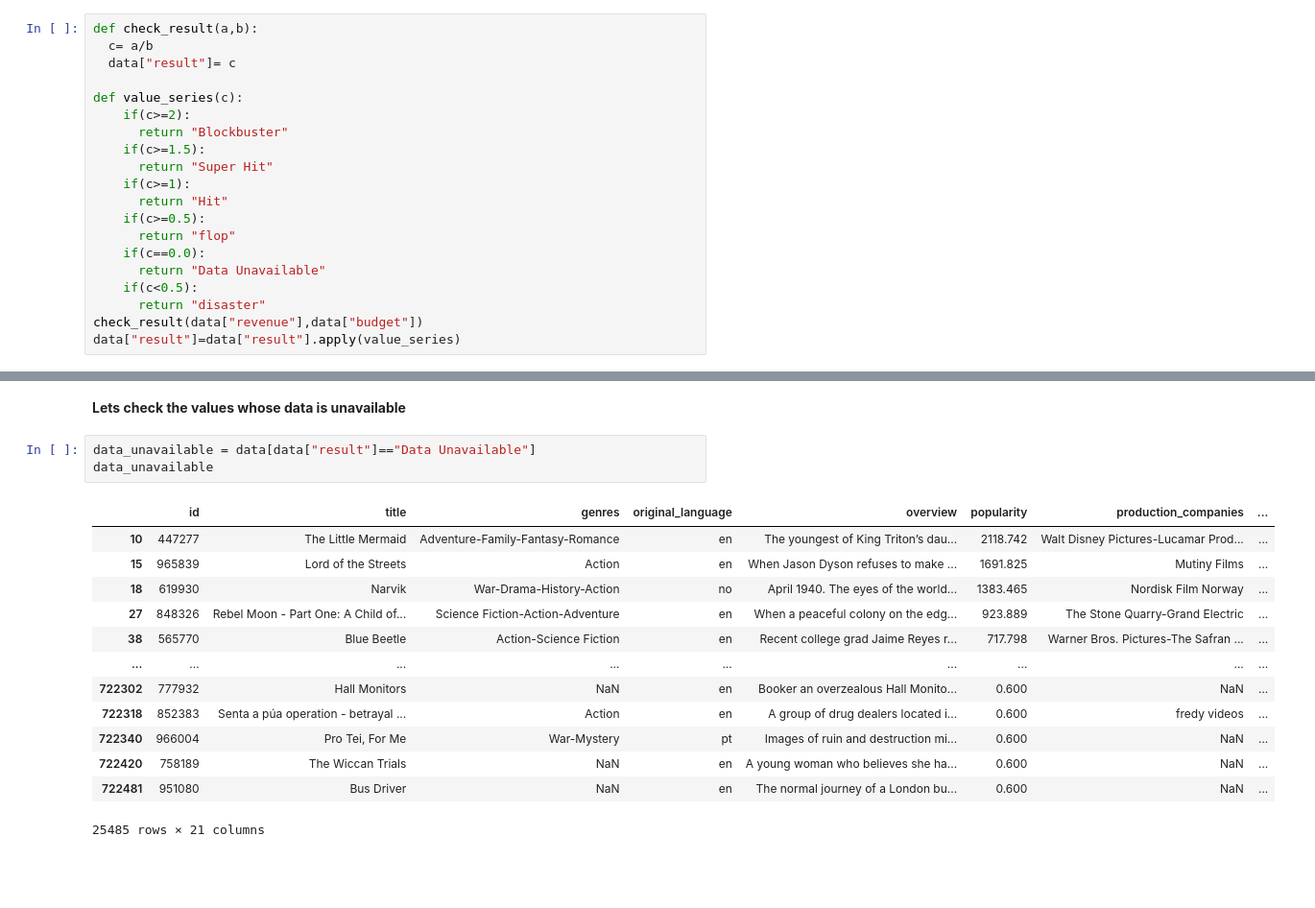
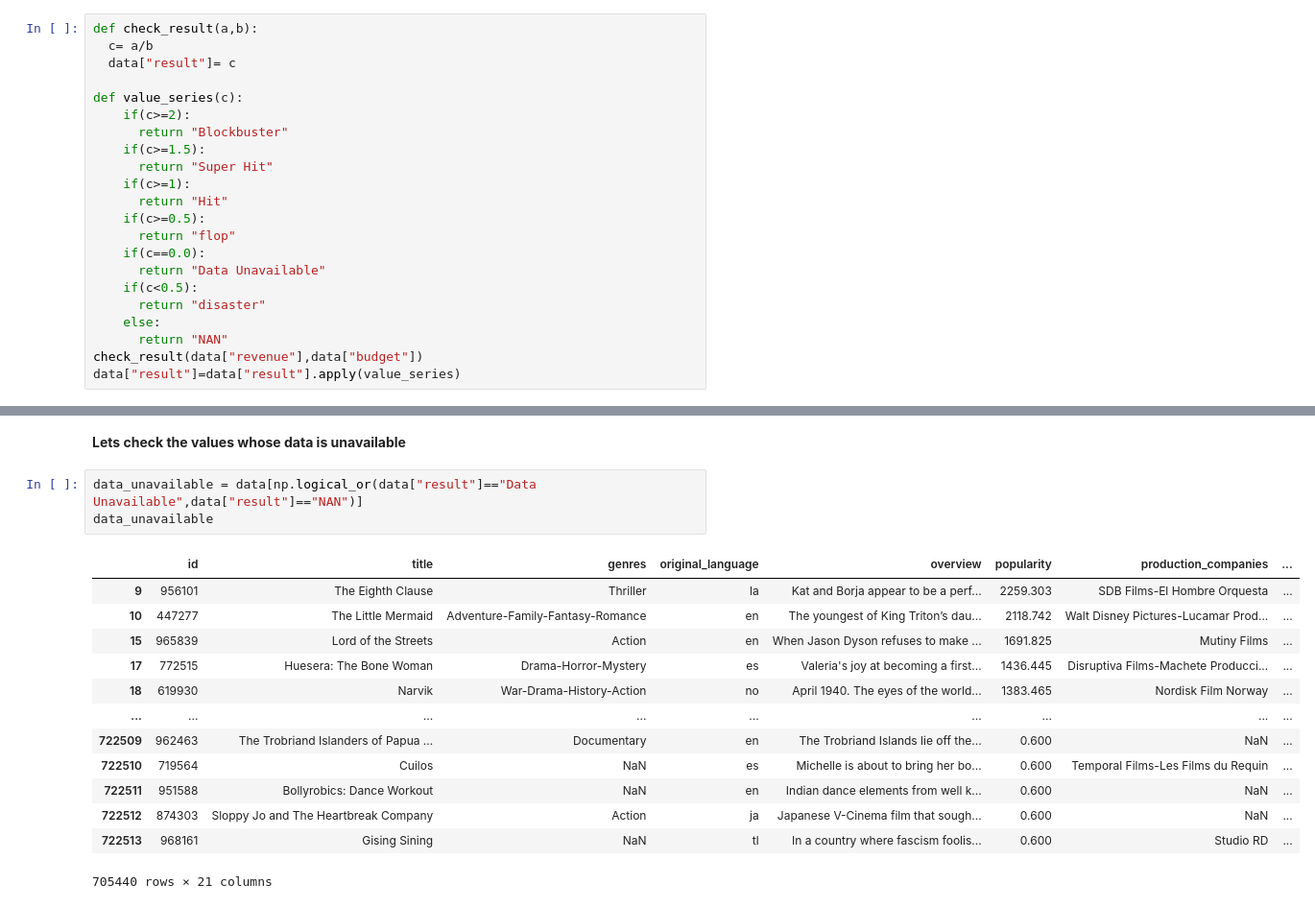
Before and after one commit to vishan01/CINEFINDER, a Jupyter notebook: notebooks/CINEFINDER .ipynb, the cells around one changed output, grey strips where cells are left out. Shown at 96% size. Drawn from its saved outputs; the diff is of its cells as text; blank space fills up the shorter version.

```diff
--- a/notebooks/CINEFINDER.ipynb
+++ b/notebooks/CINEFINDER .ipynb
@@ -48,6 +49,8 @@ def value_series(c):
       return "Data Unavailable"
     if(c<0.5):
       return "disaster"
+    else:
+      return "NAN"
 check_result(data["revenue"],data["budget"])
 data["result"]=data["result"].apply(value_series)
 # %% [markdown]
@@ -64,19 +67,19 @@ sns.countplot(data=data,y="result",palette="husl",hue="result",legend=True,order
 # %% [markdown]
 **Lets check the values whose data is unavailable**
 # %%
-data_unavailable = data[data["result"]=="Data Unavailable"]
+data_unavailable = data[np.logical_or(data["result"]=="Data Unavailable",data["result"]=="NAN")]
 data_unavailable
 # %% [output]
 |  | id | title | genres | original_language | overview | popularity | production_companies | ... |
+| 9 | 956101 | The Eighth Clause | Thriller | la | Kat and Borja appear to be a perf... | 2259.303 | SDB Films-El Hombre Orquesta | ... |
 | 10 | 447277 | The Little Mermaid | Adventure-Family-Fantasy-Romance | en | The youngest of King Triton’s dau... | 2118.742 | Walt Disney Pictures-Lucamar Prod... | ... |
 | 15 | 965839 | Lord of the Streets | Action | en | When Jason Dyson refuses to make ... | 1691.825 | Mutiny Films | ... |
+| 17 | 772515 | Huesera: The Bone Woman | Drama-Horror-Mystery | es | Valeria's joy at becoming a first... | 1436.445 | Disruptiva Films-Machete Producci... | ... |
 | 18 | 619930 | Narvik | War-Drama-History-Action | no | April 1940. The eyes of the world... | 1383.465 | Nordisk Film Norway | ... |
-| 27 | 848326 | Rebel Moon - Part One: A Child of... | Science Fiction-Action-Adventure | en | When a peaceful colony on the edg... | 923.889 | The Stone Quarry-Grand Electric | ... |
-| 38 | 565770 | Blue Beetle | Action-Science Fiction | en | Recent college grad Jaime Reyes r... | 717.798 | Warner Bros. Pictures-The Safran ... | ... |
 | ... | ... | ... | ... | ... | ... | ... | ... | ... |
-| 722302 | 777932 | Hall Monitors | NaN | en | Booker an overzealous Hall Monito... | 0.600 | NaN | ... |
-| 722318 | 852383 | Senta a púa operation - betrayal ... | Action | en | A group of drug dealers located i... | 0.600 | fredy videos | ... |
-| 722340 | 966004 | Pro Tei, For Me | War-Mystery | pt | Images of ruin and destruction mi... | 0.600 | NaN | ... |
-| 722420 | 758189 | The Wiccan Trials | NaN | en | A young woman who believes she ha... | 0.600 | NaN | ... |
-| 722481 | 951080 | Bus Driver | NaN | en | The normal journey of a London bu... | 0.600 | NaN | ... |
+| 722509 | 962463 | The Trobriand Islanders of Papua ... | Documentary | en | The Trobriand Islands lie off the... | 0.600 | NaN | ... |
+| 722510 | 719564 | Cuilos | NaN | es | Michelle is about to bring her bo... | 0.600 | Temporal Films-Les Films du Requin | ... |
+| 722511 | 951588 | Bollyrobics: Dance Workout | NaN | en | Indian dance elements from well k... | 0.600 | NaN | ... |
+| 722512 | 874303 | Sloppy Jo and The Heartbreak Company | Action | ja | Japanese V-Cinema film that sough... | 0.600 | NaN | ... |
+| 722513 | 968161 | Gising Sining | NaN | tl | In a country where fascism foolis... | 0.600 | Studio RD | ... |
-25485 rows × 21 columns
+705440 rows × 21 columns
```
Also changed, not shown: parts of 4 cells of this notebook.
